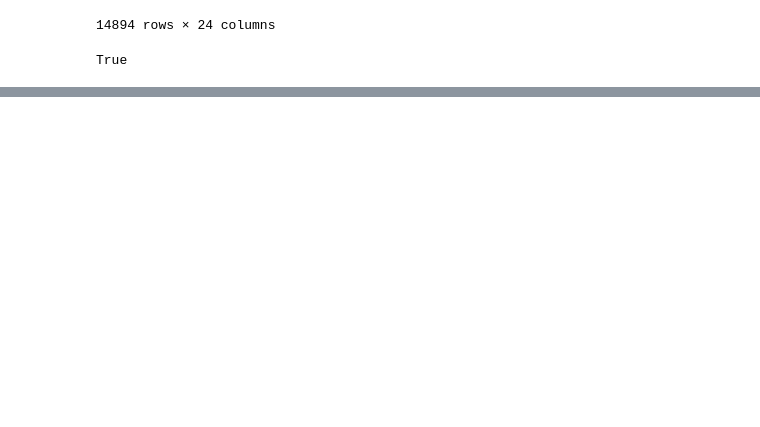
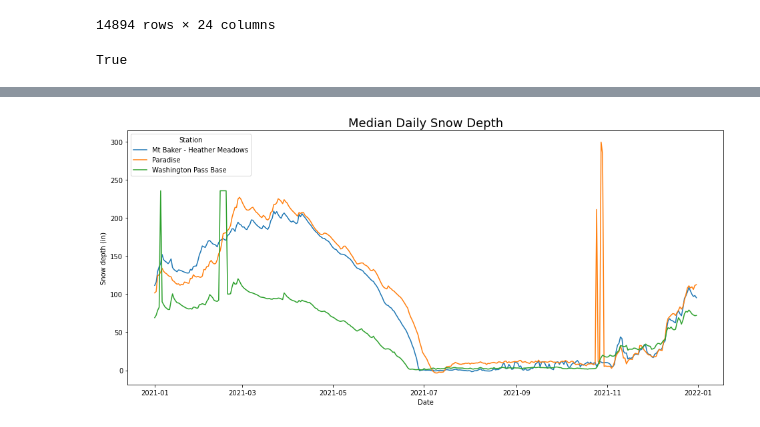
Before and after one commit to jakesherman/nwac, a Jupyter notebook: package_testing.ipynb, the cells around one changed output, grey strips where cells are left out. Cells and saved outputs as stored; diff of their text form; code cells hidden in the pictures; blank space fills up the shorter version.

Commit message:
Adding tests, plot example

```diff
--- a/package_testing.ipynb
+++ b/package_testing.ipynb
@@ -88,0 +130,15 @@ True
+# %%
+plotting_data = (
+    download_historical_data(
+        station_names=["Paradise", "Mt Baker - Heather Meadows", "Washington Pass Base"],
+        years=[2021]
+    )
+    .assign(Date=lambda df: pd.to_datetime(df["Date_Time"]).dt.date)
+    .groupby(["Station_Name", "Date"])
+    ["Total_Snow_Depth"]
+    .median()
+    .reset_index()
+    .assign(Date=lambda df: pd.to_datetime(df["Date"]))
+    .rename(columns={"Station_Name":"Station"})
+)
+plotting_data.head()
@@ -88,0 +152,8 @@ True
+# %%
+plt.figure(figsize=(16, 7))
+ax = sns.lineplot(data=plotting_data, x="Date", y="Total_Snow_Depth", hue="Station")
+ax.set_title("Median Daily Snow Depth", fontsize=18)
+ax.set(xlabel="Date", ylabel="Snow depth (in)")
+plt.show()
+# %% [output]
+[figure, added]
```
Also changed, not shown: parts of 8 cells of this notebook, 5 other files.
